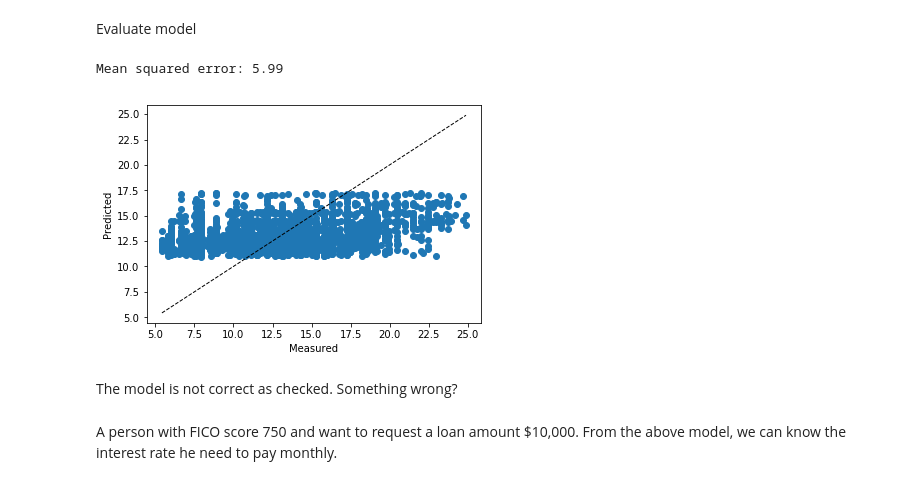
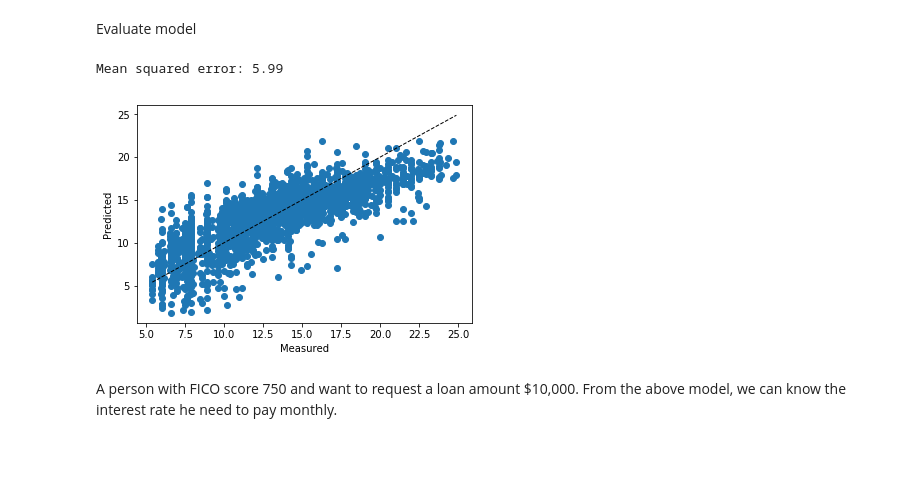
Before and after one commit to ducdan/Machine-Learning-Course, a Jupyter notebook: Users/thnguyen/Lending_club/loan.ipynb, the cells around one changed output. Cells and saved outputs as stored; diff of their text form; code cells hidden in the pictures; blank space fills up the shorter version.

Commit message:
thnguyen: Fix plot of linear model

```diff
--- a/Users/thnguyen/Lending_club/loan.ipynb
+++ b/Users/thnguyen/Lending_club/loan.ipynb
@@ -67,20 +85,18 @@ Evaluate model
 # %%
 pred=model1.predict(X)
 print("Mean squared error: %.2f"
       % np.mean((pred - y) ** 2))
-predicted = cross_val_predict(lg, data.amount.values.reshape(data.shape[0],1), y, cv=10)
-
+#################################################
+predicted = cross_val_predict(lg, X, y, cv=10)
 fig, ax = plt.subplots()
 ax.scatter(y, predicted)
 ax.plot([y.min(), y.max()], [y.min(), y.max()], 'k--', lw=1)
 ax.set_xlabel('Measured')
 ax.set_ylabel('Predicted')
 plt.show()
 # %% [output]
 Mean squared error: 5.99
-[figure, old version]
+[figure, new version]
-# %% [markdown]
-The model is not correct as checked. Something wrong?
 # %% [markdown]
 A person with FICO score 750 and want to request a loan amount $10,000. From the above model, we can know the interest rate he need to pay monthly.
 # %%
```
Also changed, not shown: parts of 10 cells of this notebook.
